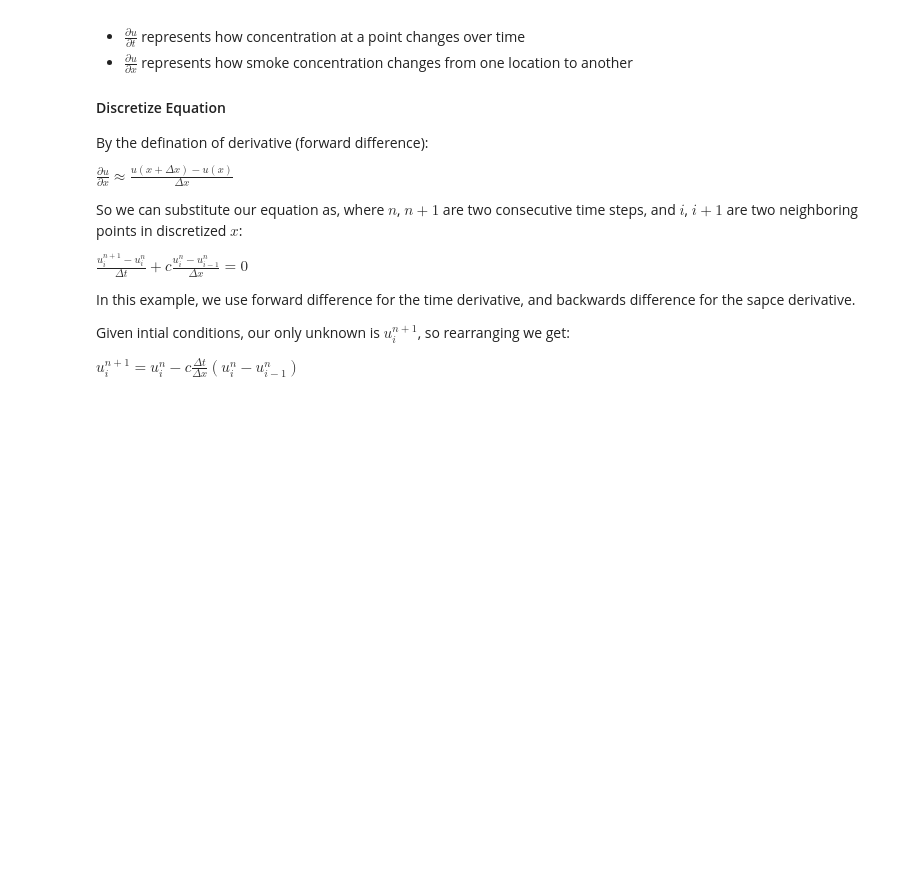
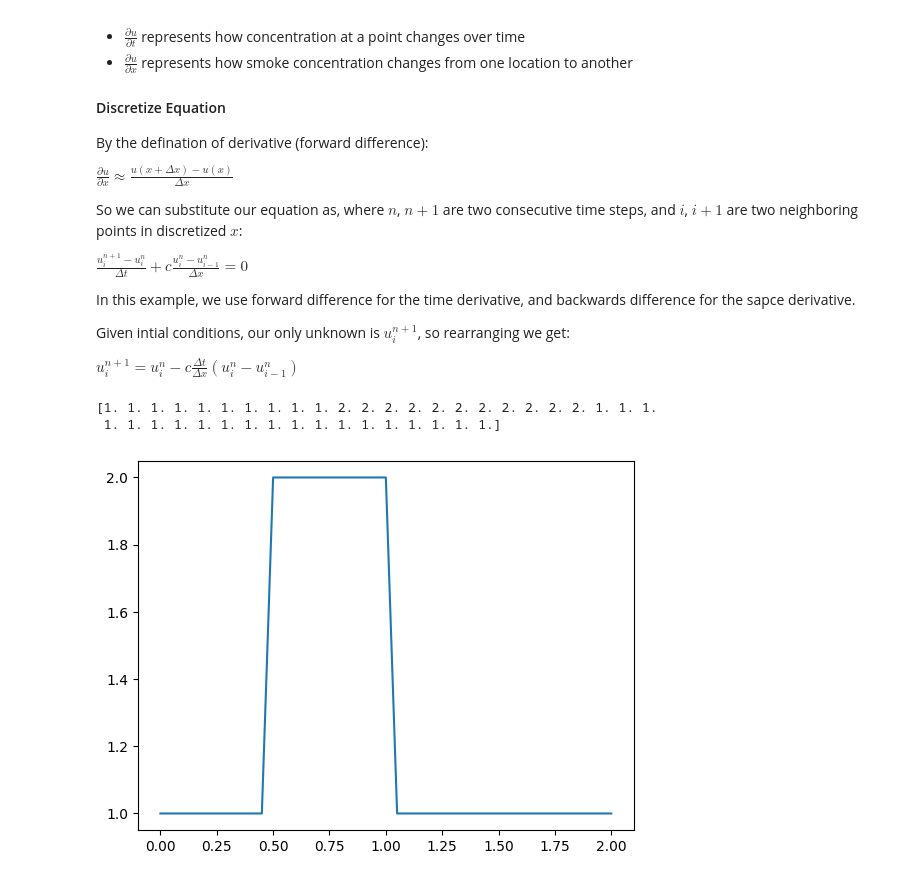
Before and after one commit to albertsun0/CFD-notes, a Jupyter notebook: 1-1d-linear-convection/notes.ipynb, the cells around one changed output. Cells and saved outputs as stored; diff of their text form; code cells hidden in the pictures; blank space fills up the shorter version.

```diff
--- a/1-1d-linear-convection/notes.ipynb
+++ b/1-1d-linear-convection/notes.ipynb
@@ -43,6 +42,18 @@ import time, sys
 # %%
 nx = 41 # 41 grid points
 dx = 2 / (nx - 1) # spaced 2 units apart
 nt = 25 # number of timesteps
 dt = 0.025
 c = 1 # wave speed
+
+# intial conditions
+
+u = np.ones(nx)      #numpy function ones()
+u[int(.5 / dx):int(1 / dx + 1)] = 2  #setting u = 2 between 0.5 and 1 as per our I.C.s
+print(u)
+
+plt.plot(np.linspace(0, 2, nx), u);
+# %% [output]
+[1. 1. 1. 1. 1. 1. 1. 1. 1. 1. 2. 2. 2. 2. 2. 2. 2. 2. 2. 2. 2. 1. 1. 1.
+ 1. 1. 1. 1. 1. 1. 1. 1. 1. 1. 1. 1. 1. 1. 1. 1. 1.]
+[figure, added]
```
Also changed, not shown: parts of 4 cells of this notebook.
